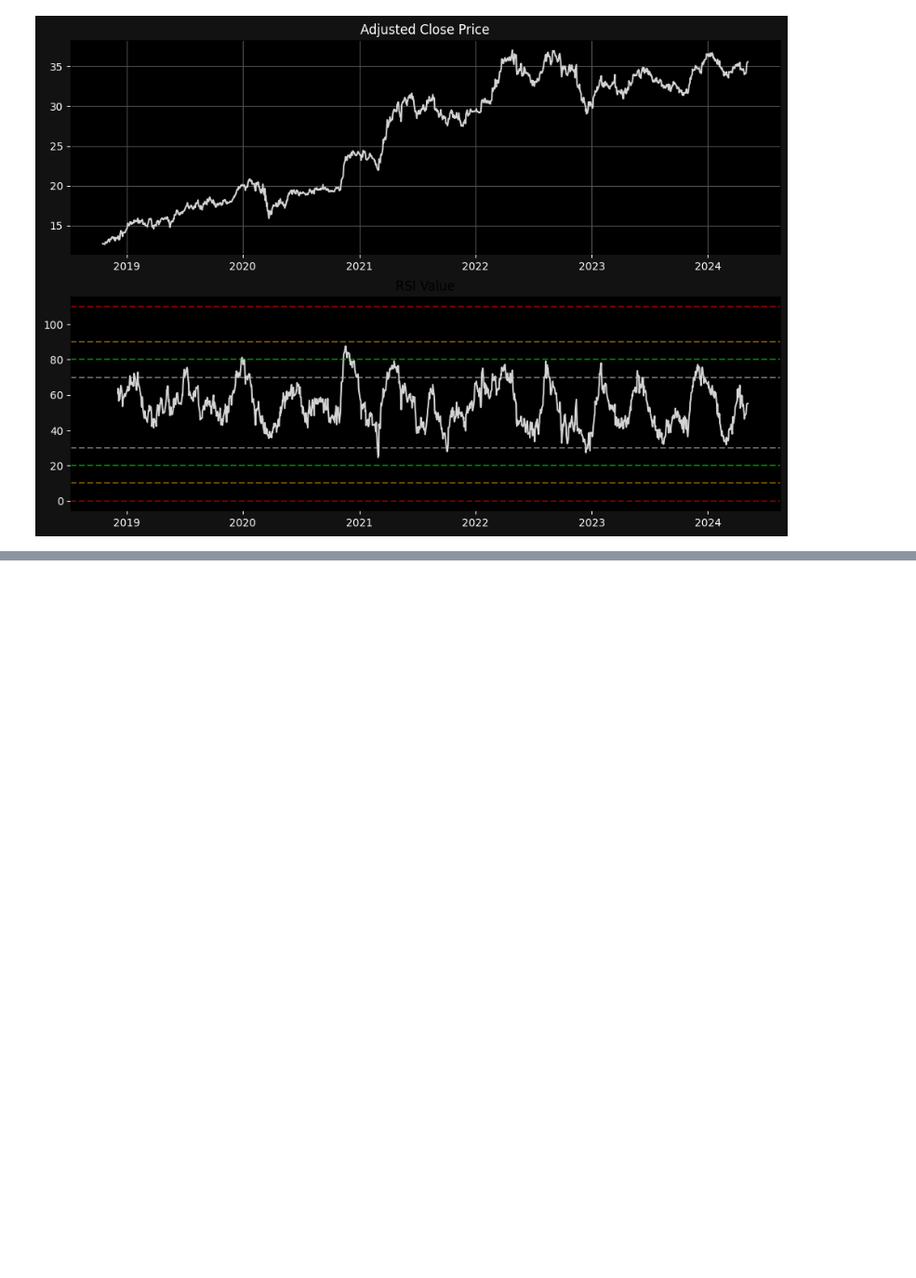
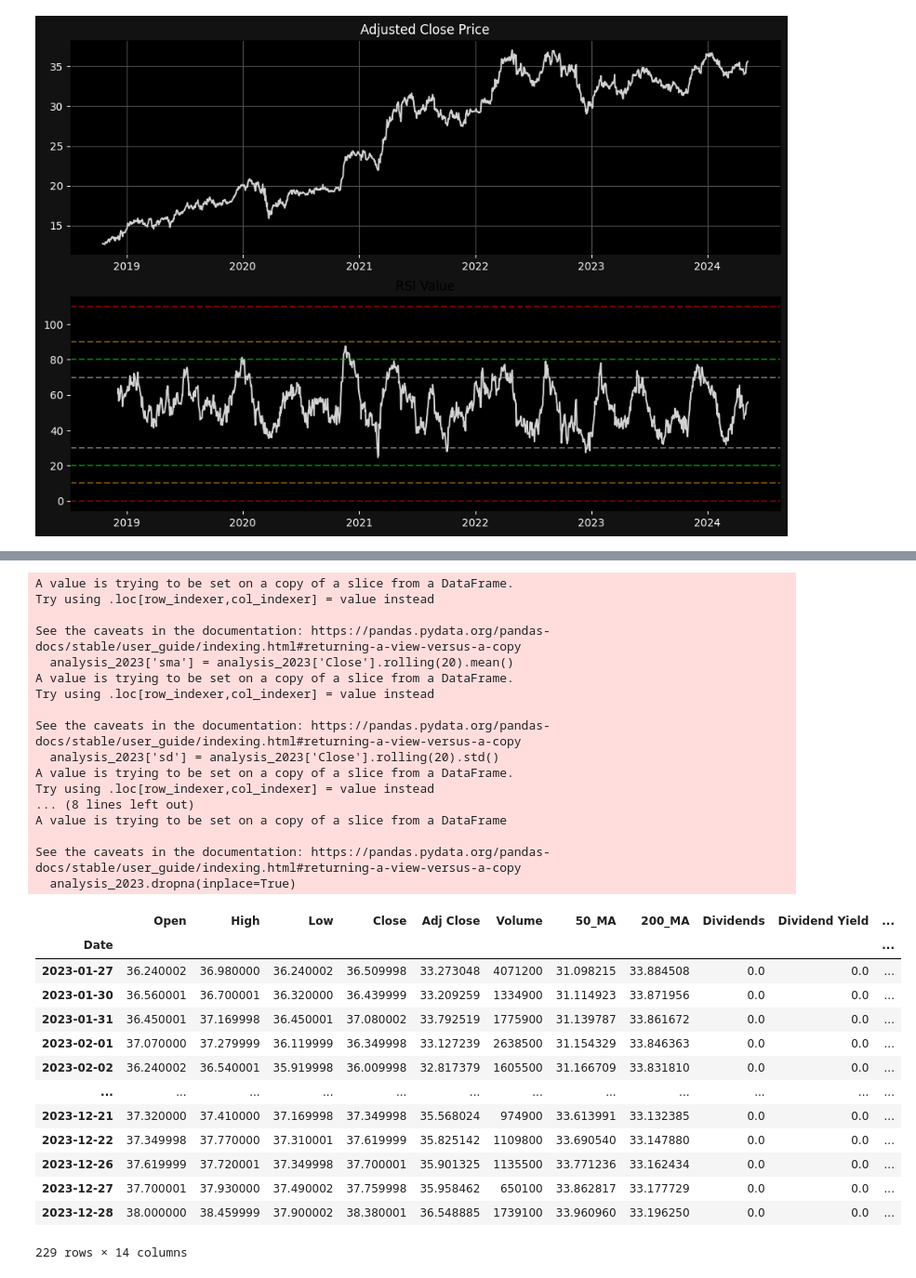
Before and after one commit to hg-kaua/CodeToCoin, a Jupyter notebook: Analysis/taesa_analysis.ipynb, the cells around one changed output, grey strips where cells are left out. Shown: that part at 93% size. Cells and saved outputs as stored; diff of their text form; code cells hidden in the pictures; blank space fills up the shorter version.

```diff
--- a/Analysis/taesa_analysis.ipynb
+++ b/Analysis/taesa_analysis.ipynb
@@ -97,0 +138,49 @@ ax2.tick_params(axis='y', colors='white')
+# %%
+analysis_2023 = taesa11[(taesa11.index > '2022-12-31') & (taesa11.index < '2024-01-01')]
+# calculate simple moving average
+analysis_2023['sma'] = analysis_2023['Close'].rolling(20).mean()
+
+# calculate the Standard Deviation
+analysis_2023['sd'] = analysis_2023['Close'].rolling(20).std()
+
+# calculate lower band
+analysis_2023['lb'] = analysis_2023['sma'] - 2 * analysis_2023['sd']
+
+# caculate upper band
+analysis_2023['ub'] = analysis_2023['sma'] + 2 * analysis_2023['sd']
+
+analysis_2023.dropna(inplace=True)
+
+analysis_2023
+# %% [output]
+A value is trying to be set on a copy of a slice from a DataFrame.
+Try using .loc[row_indexer,col_indexer] = value instead
+
+See the caveats in the documentation: https://pandas.pydata.org/pandas-docs/stable/user_guide/indexing.html#returning-a-view-versus-a-copy
+  analysis_2023['sma'] = analysis_2023['Close'].rolling(20).mean()
+A value is trying to be set on a copy of a slice from a DataFrame.
+Try using .loc[row_indexer,col_indexer] = value instead
+
+See the caveats in the documentation: https://pandas.pydata.org/pandas-docs/stable/user_guide/indexing.html#returning-a-view-versus-a-copy
+  analysis_2023['sd'] = analysis_2023['Close'].rolling(20).std()
+A value is trying to be set on a copy of a slice from a DataFrame.
+Try using .loc[row_indexer,col_indexer] = value instead
+... (8 lines left out)
+A value is trying to be set on a copy of a slice from a DataFrame
+
+See the caveats in the documentation: https://pandas.pydata.org/pandas-docs/stable/user_guide/indexing.html#returning-a-view-versus-a-copy
+  analysis_2023.dropna(inplace=True)
+|  | Open | High | Low | Close | Adj Close | Volume | 50_MA | 200_MA | Dividends | Dividend Yield | ... |
+| Date |  |  |  |  |  |  |  |  |  |  | ... |
+| 2023-01-27 | 36.240002 | 36.980000 | 36.240002 | 36.509998 | 33.273048 | 4071200 | 31.098215 | 33.884508 | 0.0 | 0.0 | ... |
+| 2023-01-30 | 36.560001 | 36.700001 | 36.320000 | 36.439999 | 33.209259 | 1334900 | 31.114923 | 33.871956 | 0.0 | 0.0 | ... |
+| 2023-01-31 | 36.450001 | 37.169998 | 36.450001 | 37.080002 | 33.792519 | 1775900 | 31.139787 | 33.861672 | 0.0 | 0.0 | ... |
+| 2023-02-01 | 37.070000 | 37.279999 | 36.119999 | 36.349998 | 33.127239 | 2638500 | 31.154329 | 33.846363 | 0.0 | 0.0 | ... |
+| 2023-02-02 | 36.240002 | 36.540001 | 35.919998 | 36.009998 | 32.817379 | 1605500 | 31.166709 | 33.831810 | 0.0 | 0.0 | ... |
+| ... | ... | ... | ... | ... | ... | ... | ... | ... | ... | ... | ... |
+| 2023-12-21 | 37.320000 | 37.410000 | 37.169998 | 37.349998 | 35.568024 | 974900 | 33.613991 | 33.132385 | 0.0 | 0.0 | ... |
+| 2023-12-22 | 37.349998 | 37.770000 | 37.310001 | 37.619999 | 35.825142 | 1109800 | 33.690540 | 33.147880 | 0.0 | 0.0 | ... |
+| 2023-12-26 | 37.619999 | 37.720001 | 37.349998 | 37.700001 | 35.901325 | 1135500 | 33.771236 | 33.162434 | 0.0 | 0.0 | ... |
+| 2023-12-27 | 37.700001 | 37.930000 | 37.490002 | 37.759998 | 35.958462 | 650100 | 33.862817 | 33.177729 | 0.0 | 0.0 | ... |
+| 2023-12-28 | 38.000000 | 38.459999 | 37.900002 | 38.380001 | 36.548885 | 1739100 | 33.960960 | 33.196250 | 0.0 | 0.0 | ... |
+229 rows × 14 columns
```
Also changed, not shown: parts of 4 cells of this notebook.
